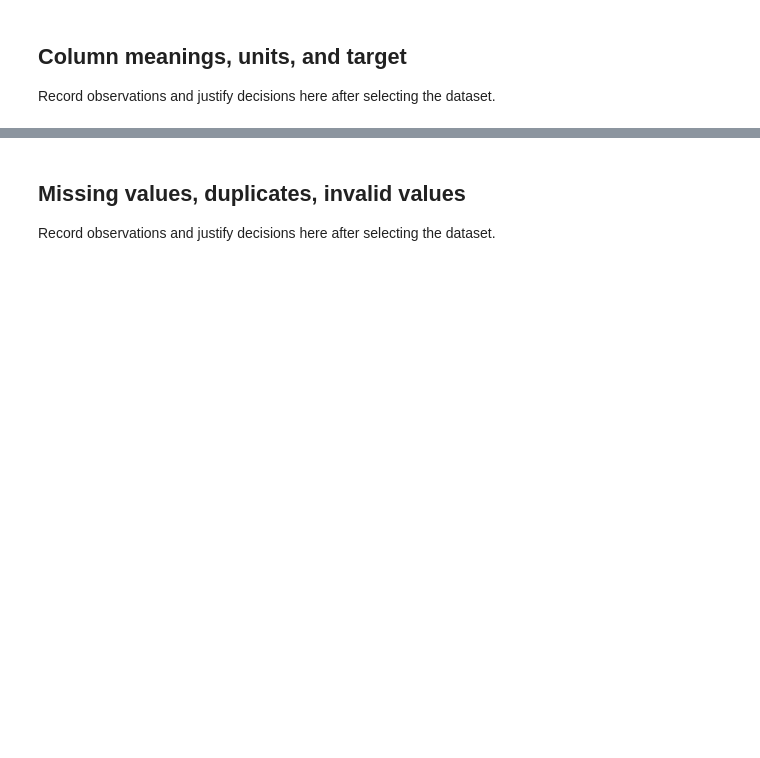
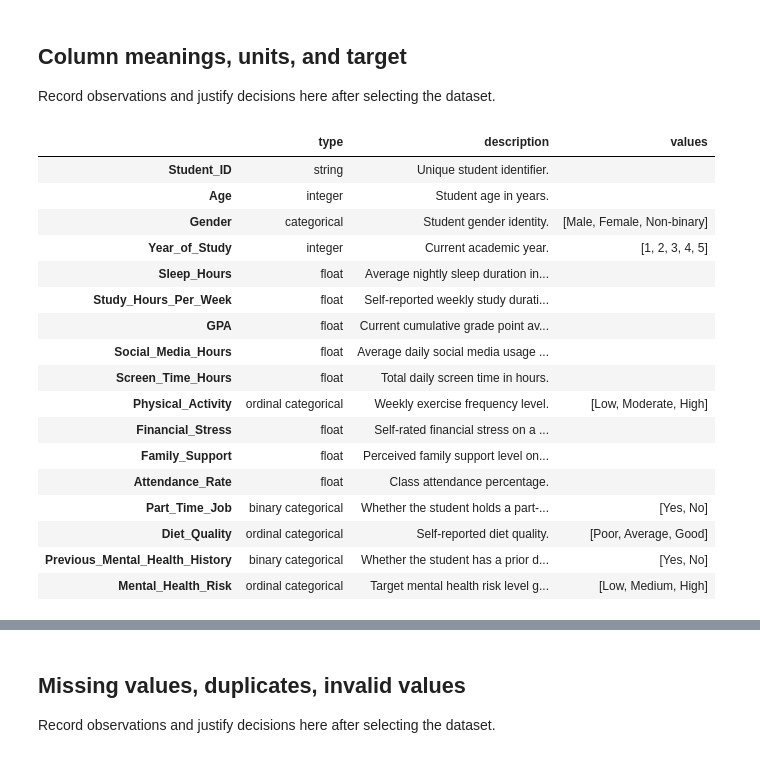
Before and after one commit to amineelhailaa/CampusEcho, a Jupyter notebook: notebooks/01_data_inspection.ipynb, the cells around one changed output, grey strips where cells are left out. Drawn from its saved outputs; the diff is of its cells as text; code cells hidden in the pictures; blank space fills up the shorter version.

```diff
--- a/notebooks/01_data_inspection.ipynb
+++ b/notebooks/01_data_inspection.ipynb
@@ -15,5 +45,105 @@ Record observations and justify decisions here after selecting the dataset.
 # %% [markdown]
 ## Column meanings, units, and target
 Record observations and justify decisions here after selecting the dataset.
+# %%
+
+data_summary = {
+    "Student_ID": {
+        "type": "string",
+        "description": "Unique student identifier.",
+    },
+    "Age": {
+        "type": "integer",
+        "description": "Student age in years.",
+    },
+    "Gender": {
+        "type": "categorical",
+        "description": "Student gender identity.",
+        "values": ["Male", "Female", "Non-binary"],
+    },
+    "Year_of_Study": {
+        "type": "integer",
+        "description": "Current academic year.",
+        "values": [1, 2, 3, 4, 5],
+    },
+    "Sleep_Hours": {
+        "type": "float",
+        "description": "Average nightly sleep duration in hours.",
+    },
+    "Study_Hours_Per_Week": {
+        "type": "float",
+        "description": "Self-reported weekly study duration in hours.",
+    },
+    "GPA": {
+        "type": "float",
+        "description": "Current cumulative grade point average on a 4.0 scale.",
+    },
+    "Social_Media_Hours": {
+        "type": "float",
+        "description": "Average daily social media usage in hours.",
+    },
+    "Screen_Time_Hours": {
+        "type": "float",
+        "description": "Total daily screen time in hours.",
+    },
+    "Physical_Activity": {
+        "type": "ordinal categorical",
+        "description": "Weekly exercise frequency level.",
+        "values": ["Low", "Moderate", "High"],
+    },
+    "Financial_Stress": {
+        "type": "float",
+        "description": "Self-rated financial stress on a 1–10 scale.",
+    },
+    "Family_Support": {
+        "type": "float",
+        "description": "Perceived family support level on a 1–10 scale.",
+    },
+    "Attendance_Rate": {
+        "type": "float",
+        "description": "Class attendance percentage.",
+    },
+    "Part_Time_Job": {
+        "type": "binary categorical",
+        "description": "Whether the student holds a part-time job.",
+        "values": ["Yes", "No"],
+    },
+    "Diet_Quality": {
+        "type": "ordinal categorical",
+        "description": "Self-reported diet quality.",
+        "values": ["Poor", "Average", "Good"],
+    },
+    "Previous_Mental_Health_History": {
+        "type": "binary categorical",
+        "description": "Whether the student has a prior diagnosed mental health condition.",
+        "values": ["Yes", "No"],
+    },
+    "Mental_Health_Risk": {
+        "type": "ordinal categorical",
+        "description": "Target mental health risk level generated from a weighted score with added noise.",
+        "values": ["Low", "Medium", "High"],
+    },
+}
+
+pd.DataFrame(data_summary).fillna("").T
+# %% [output]
+|  | type | description | values |
+| Student_ID | string | Unique student identifier. |  |
+| Age | integer | Student age in years. |  |
+| Gender | categorical | Student gender identity. | [Male, Female, Non-binary] |
+| Year_of_Study | integer | Current academic year. | [1, 2, 3, 4, 5] |
+| Sleep_Hours | float | Average nightly sleep duration in... |  |
+| Study_Hours_Per_Week | float | Self-reported weekly study durati... |  |
+| GPA | float | Current cumulative grade point av... |  |
+| Social_Media_Hours | float | Average daily social media usage ... |  |
+| Screen_Time_Hours | float | Total daily screen time in hours. |  |
+| Physical_Activity | ordinal categorical | Weekly exercise frequency level. | [Low, Moderate, High] |
+| Financial_Stress | float | Self-rated financial stress on a ... |  |
+| Family_Support | float | Perceived family support level on... |  |
+| Attendance_Rate | float | Class attendance percentage. |  |
+| Part_Time_Job | binary categorical | Whether the student holds a part-... | [Yes, No] |
+| Diet_Quality | ordinal categorical | Self-reported diet quality. | [Poor, Average, Good] |
+| Previous_Mental_Health_History | binary categorical | Whether the student has a prior d... | [Yes, No] |
+| Mental_Health_Risk | ordinal categorical | Target mental health risk level g... | [Low, Medium, High] |
 # %% [markdown]
 ## Shape, samples, and data types
```
Also changed, not shown: parts of 15 cells of this notebook, 20 other files.
